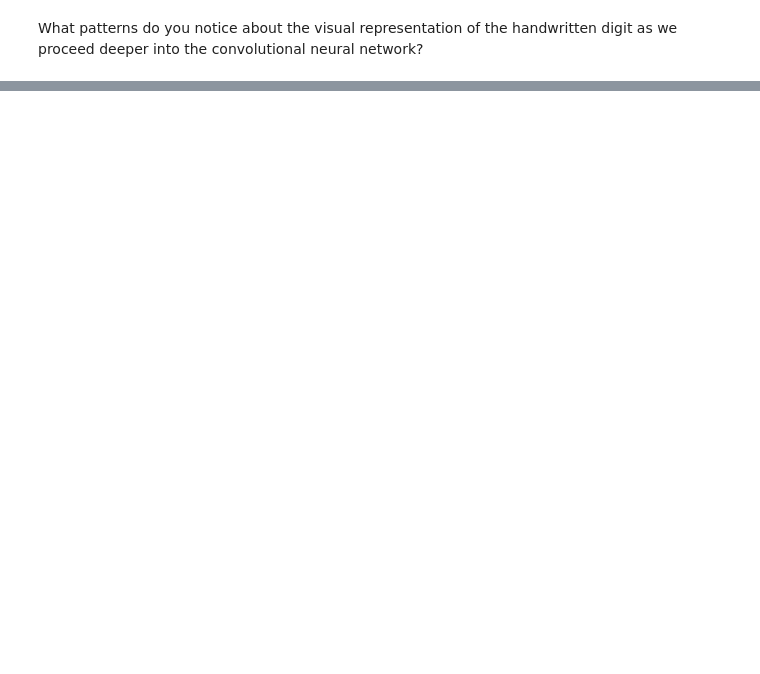
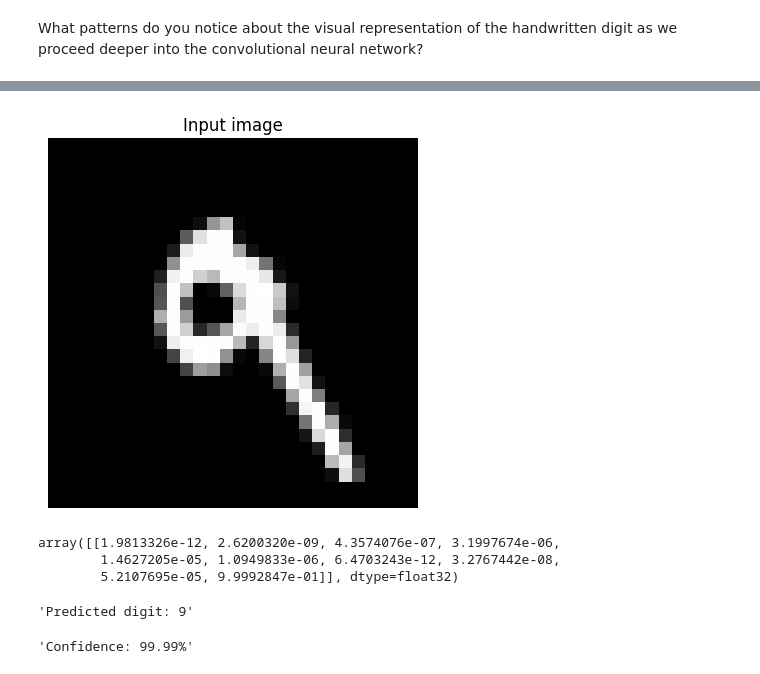
Before and after one commit to nishtha-priya1/cse163-nchs-nishtha, a Jupyter notebook: lectures/neural-networks.ipynb, the cells around one changed output, grey strips where cells are left out. Saved outputs shown, nothing was run; the diff lists cells and outputs as text; code cells hidden in the pictures; blank space fills up the shorter version.

```diff
--- a/lectures/neural-networks.ipynb
+++ b/lectures/neural-networks.ipynb
@@ -251,0 +402,36 @@ What patterns do you notice about the visual representation of the handwritten d
+# %%
+import numpy as np
+import matplotlib.pyplot as plt
+
+# Pick a single test image
+idx = 7
+image = X_test[idx]
+label = y_test[idx]
+
+# Show the image
+plt.imshow(image.squeeze(), cmap="gray")
+plt.title("Input image")
+plt.axis("off")
+plt.show()
+
+# Prepare image for model
+# (model expects a batch, even for one image)
+image_batch = np.expand_dims(image, axis=0)
+
+# Predict probabilities
+probs = model.predict(image_batch, verbose=0)
+display(probs)
+
+# Get predicted class and confidence
+predicted_digit = np.argmax(probs)
+confidence = np.max(probs)
+
+display(f"Predicted digit: {predicted_digit}")
+display(f"Confidence: {confidence:.2%}")
+# %% [output]
+[figure, added]
+array([[1.9813326e-12, 2.6200320e-09, 4.3574076e-07, 3.1997674e-06,
+        1.4627205e-05, 1.0949833e-06, 6.4703243e-12, 3.2767442e-08,
+        5.2107695e-05, 9.9992847e-01]], dtype=float32)
+'Predicted digit: 9'
+'Confidence: 99.99%'
```
Also changed, not shown: parts of 14 cells of this notebook.
